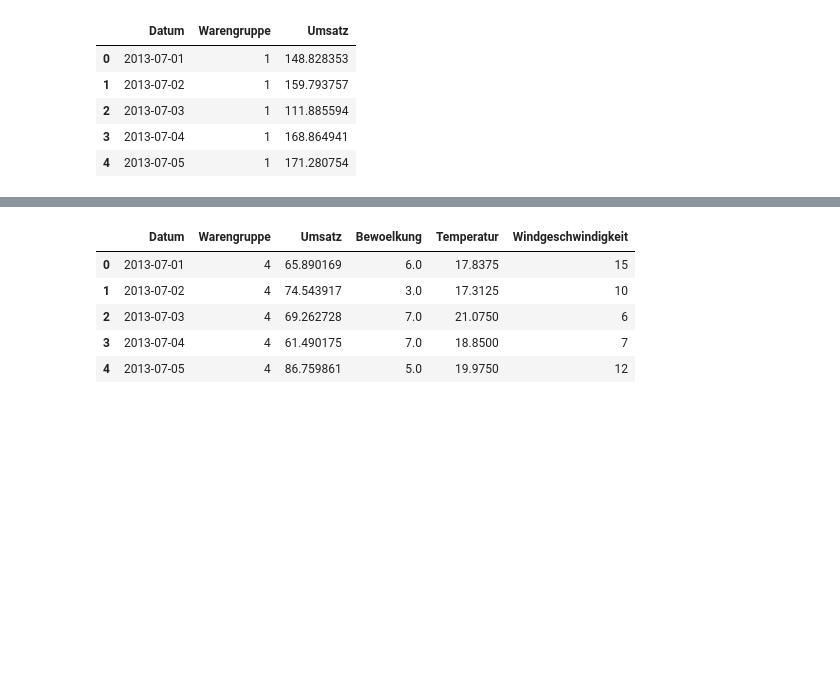
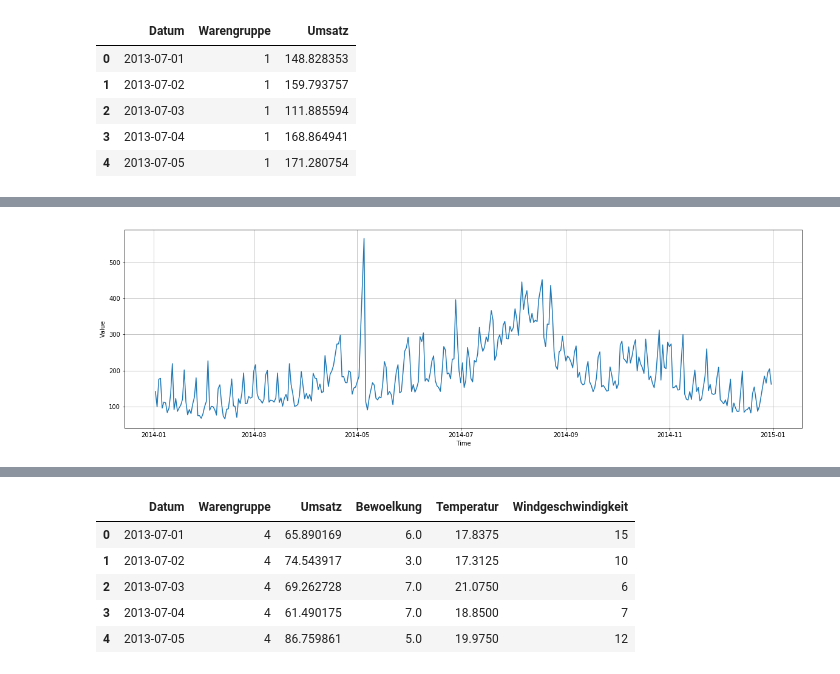
Before and after one commit to GibrailHassan/Machine-Learning-with-TensorFlow-Project-Winter-Semester-2019-20, a Jupyter notebook: Bakery Sale Project.ipynb, the cells around one changed output, grey strips where cells are left out. Cells and saved outputs as stored; diff of their text form; code cells hidden in the pictures; blank space fills up the shorter version.

```diff
--- a/Bakery Sale Project.ipynb
+++ b/Bakery Sale Project.ipynb
@@ -74,0 +188,6 @@ See the caveats in the documentation: http://pandas.pydata.org/pandas-docs/stabl
+# %%
+plt.figure(figsize=(20, 6))
+plot_series(one_year_G3['Datum'], one_year_G3['Umsatz'])
+plt.show()
+# %% [output]
+[figure, added]
```
Also changed, not shown: parts of 60 cells of this notebook.
